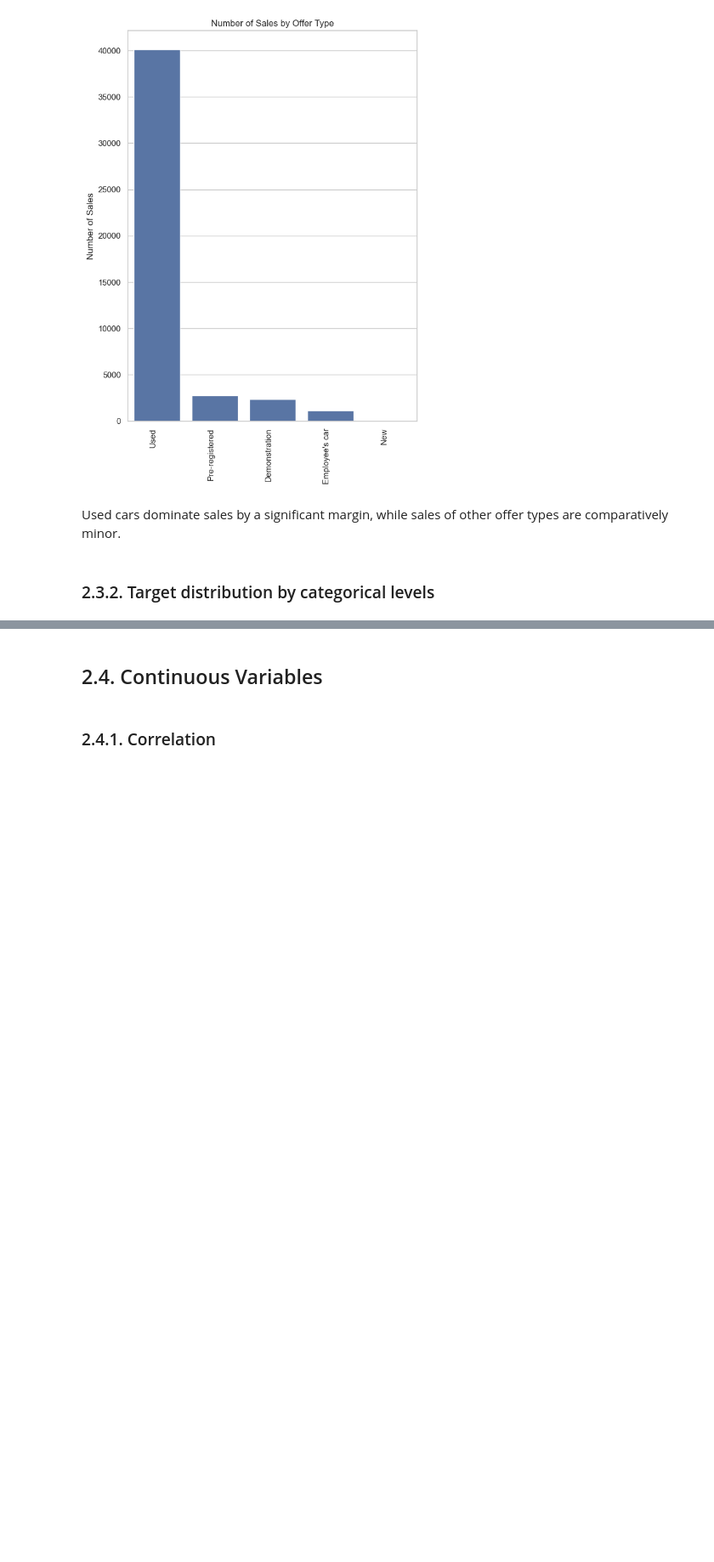
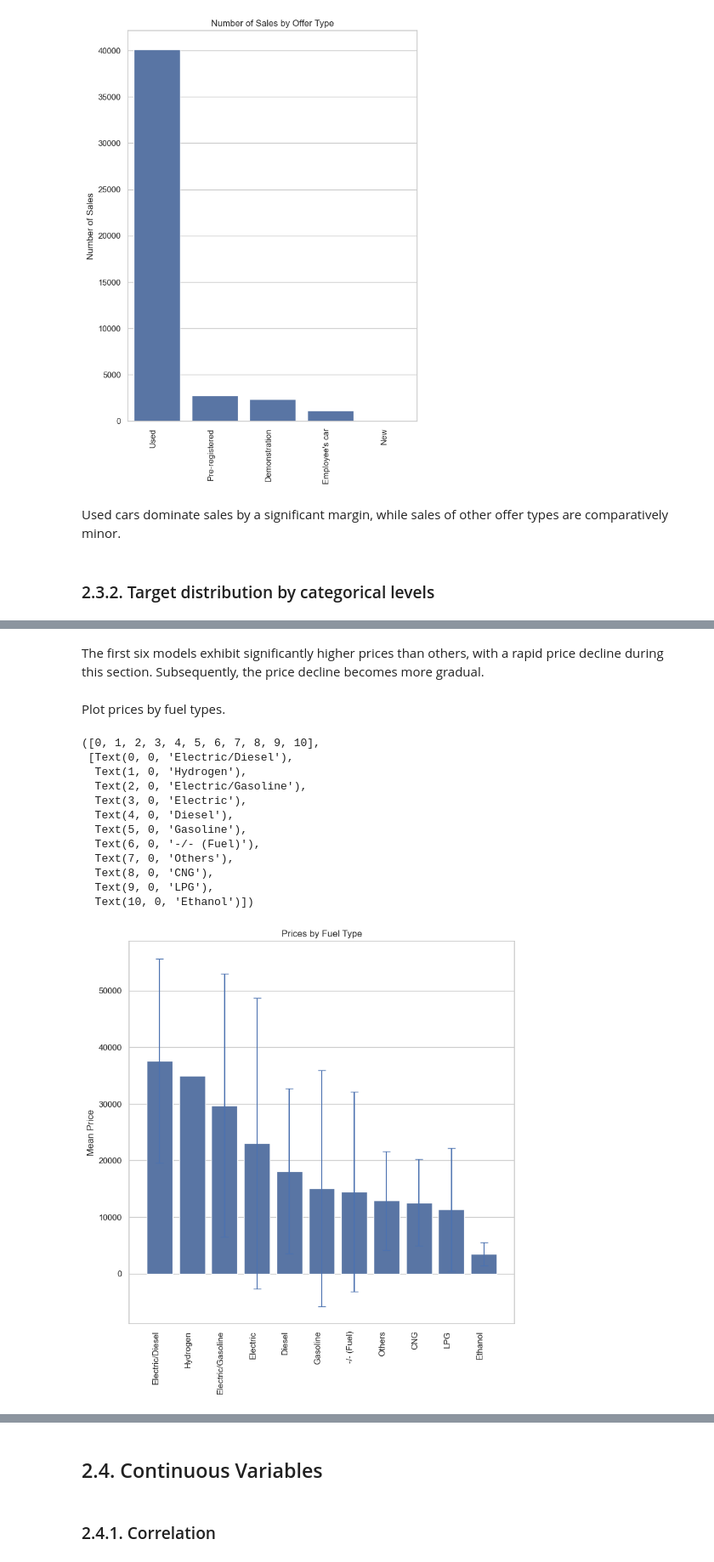
Before and after one commit to JAlbertOfficial/autoscout24-car-price-prediction, a Jupyter notebook: notebooks/1.0-ja-initial-data-exploration.ipynb, the cells around one changed output, grey strips where cells are left out. Shown at 85% size. Saved outputs shown, nothing was run; the diff lists cells and outputs as text; code cells hidden in the pictures; blank space fills up the shorter version.

```diff
--- a/notebooks/1.0-ja-initial-data-exploration.ipynb
+++ b/notebooks/1.0-ja-initial-data-exploration.ipynb
@@ -276,0 +374,44 @@ Used cars dominate sales by a significant margin, while sales of other offer typ
+# %% [markdown]
+The first six models exhibit significantly higher prices than others, with a rapid price decline during this section. Subsequently, the price decline becomes more gradual.
+# %% [markdown]
+Plot prices by fuel types.
+# %%
+# Calculate mean price and standard deviation for each fuel type
+fuel_mean_price = df_raw.groupby("fuel")['price'].mean()
+fuel_std_price = df_raw.groupby("fuel")['price'].std()
+
+# Combine mean price and standard deviation into a DataFrame
+fuel_price_stats = pd.concat([fuel_mean_price, fuel_std_price], axis=1)
+fuel_price_stats.columns = ['Mean Price', 'Standard Deviation']
+
+# Sort DataFrame by mean price in descending order
+fuel_price_stats = fuel_price_stats.sort_values(by='Mean Price', ascending=False)
+
+# Set up the matplotlib figure
+plt.figure(figsize=(9, 9))
+
+# Create a barplot for mean price
+sns.barplot(x=fuel_price_stats.index, y=fuel_price_stats['Mean Price'])
+
+# Plot error bars for standard deviation
+plt.errorbar(x=fuel_price_stats.index, y=fuel_price_stats['Mean Price'], yerr=fuel_price_stats['Standard Deviation'], fmt='none', capsize=5)
+
+# Customize the plot
+plt.xlabel('')
+plt.title(f'Prices by Fuel Type')
+plt.ylabel('Mean Price')
+plt.xticks(rotation=90, ha='right')
+# %% [output]
+([0, 1, 2, 3, 4, 5, 6, 7, 8, 9, 10],
+ [Text(0, 0, 'Electric/Diesel'),
+  Text(1, 0, 'Hydrogen'),
+  Text(2, 0, 'Electric/Gasoline'),
+  Text(3, 0, 'Electric'),
+  Text(4, 0, 'Diesel'),
+  Text(5, 0, 'Gasoline'),
+  Text(6, 0, '-/- (Fuel)'),
+  Text(7, 0, 'Others'),
+  Text(8, 0, 'CNG'),
+  Text(9, 0, 'LPG'),
+  Text(10, 0, 'Ethanol')])
+[figure, added]
```
Also changed, not shown: parts of 12 cells of this notebook, 3 other files.
